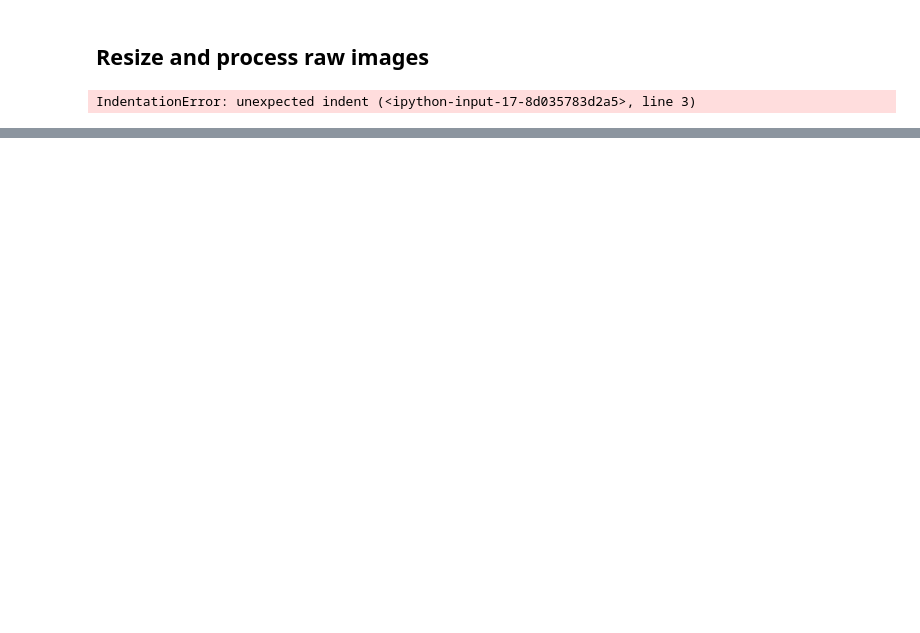
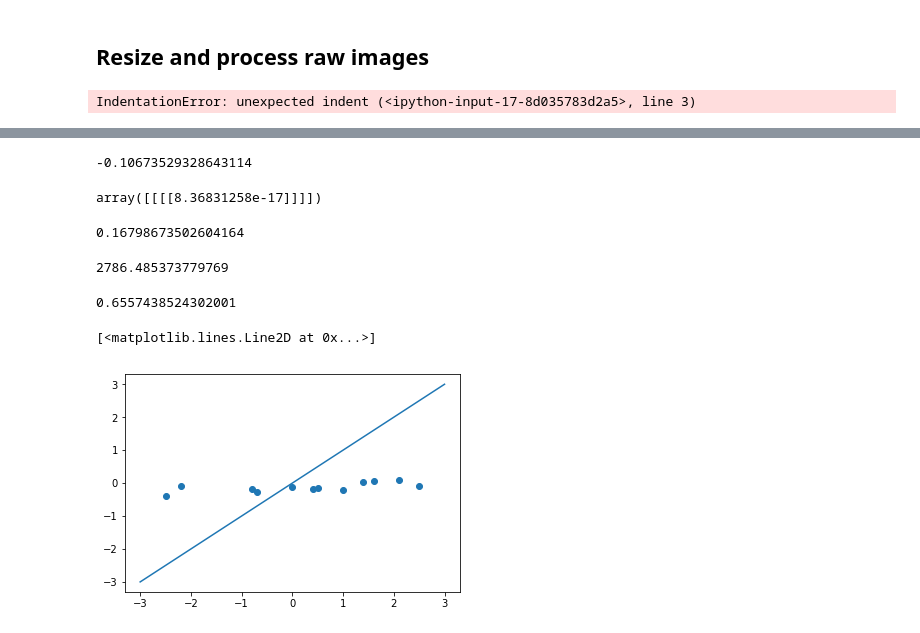
Before and after one commit to lmn93beo/brain-registration, a Jupyter notebook: tflow_example.ipynb, the cells around one changed output, grey strips where cells are left out. Drawn from its saved outputs; the diff is of its cells as text; code cells hidden in the pictures; blank space fills up the shorter version.

```diff
--- a/tflow_example.ipynb
+++ b/tflow_example.ipynb
@@ -519,18 +560,26 @@ test_coords = shuffled_coords[ntrain+nval:]
 # %%
+imshape = X_test_aug.shape[1:3]
 model = keras.Sequential()
 model.add(keras.layers.Conv2D(32, kernel_size=(5,5), strides=(1,1),
-                            activation='relu', input_shape=(imshape[1],imshape[0],1)))
+                            activation='relu', input_shape=(imshape[0],imshape[1],1)))
 model.add(keras.layers.MaxPooling2D(pool_size=(2, 2), strides=(2, 2)))
 model.add(keras.layers.Conv2D(64, (5, 5), activation='relu'))
 model.add(keras.layers.MaxPooling2D(pool_size=(2, 2)))
 model.add(keras.layers.Flatten())
 model.add(keras.layers.Dense(32, activation='relu'))
 model.add(keras.layers.Dense(1))
+# %%
+# Normalize the data: subtract the mean pixel and divide by std
+mean_pixel = X_train_aug.mean(axis=(0, 1, 2), keepdims=True)
+std_pixel = X_train_aug.std(axis=(0, 1, 2), keepdims=True)
+X_train_aug = (X_train_aug - mean_pixel) / std_pixel
+X_val_aug = (X_val_aug - mean_pixel) / std_pixel
+X_test_aug = (X_test_aug - mean_pixel) / std_pixel
 # %%
 sgd = keras.optimizers.SGD(lr=0.1, clipnorm=1.)
 adagrad = tf.train.AdagradOptimizer(learning_rate=10)
-adam = tf.train.AdadeltaOptimizer(learning_rate=30)
+adam = tf.train.AdadeltaOptimizer(learning_rate=10)
 model.compile(optimizer= adam,
               loss='mean_squared_error')
 
-model.fit(train_images, train_coords, epochs=1000)
+model.fit(X_train_aug, y_train_aug, epochs=4)
@@ -544,4 +601,4 @@ id = 3
 plt.imshow(val_images[id][:,:,0])
 print('Coords = ', val_coords[id], ', predicted = ', prediction_val[id])
 # %%
-prediction_test = model.predict(all_images)
+prediction_test = model.predict((X_val - mean_pixel) / std_pixel)
@@ -550 +605,27 @@ all_images.shape
+# %%
+np.mean(X_val_aug)
+# %% [output]
+-0.10673529328643114
+# %%
+mean_pixel
+# %% [output]
+array([[[[8.36831258e-17]]]])
+# %%
+np.mean((X_val/256 - mean_pixel))
+# %% [output]
+0.16798673502604164
+# %%
+np.mean((y_val - prediction_test.T)**2)
+# %% [output]
+2786.485373779769
+# %%
+np.sqrt(0.43)
+# %% [output]
+0.6557438524302001
+# %%
+plt.scatter(y_val, prediction_test)
+plt.plot([-3, 3], [-3, 3])
+# %% [output]
+[<matplotlib.lines.Line2D at 0x...>]
+[figure, added]
 # %%
```
Also changed, not shown: parts of 14 cells of this notebook.
